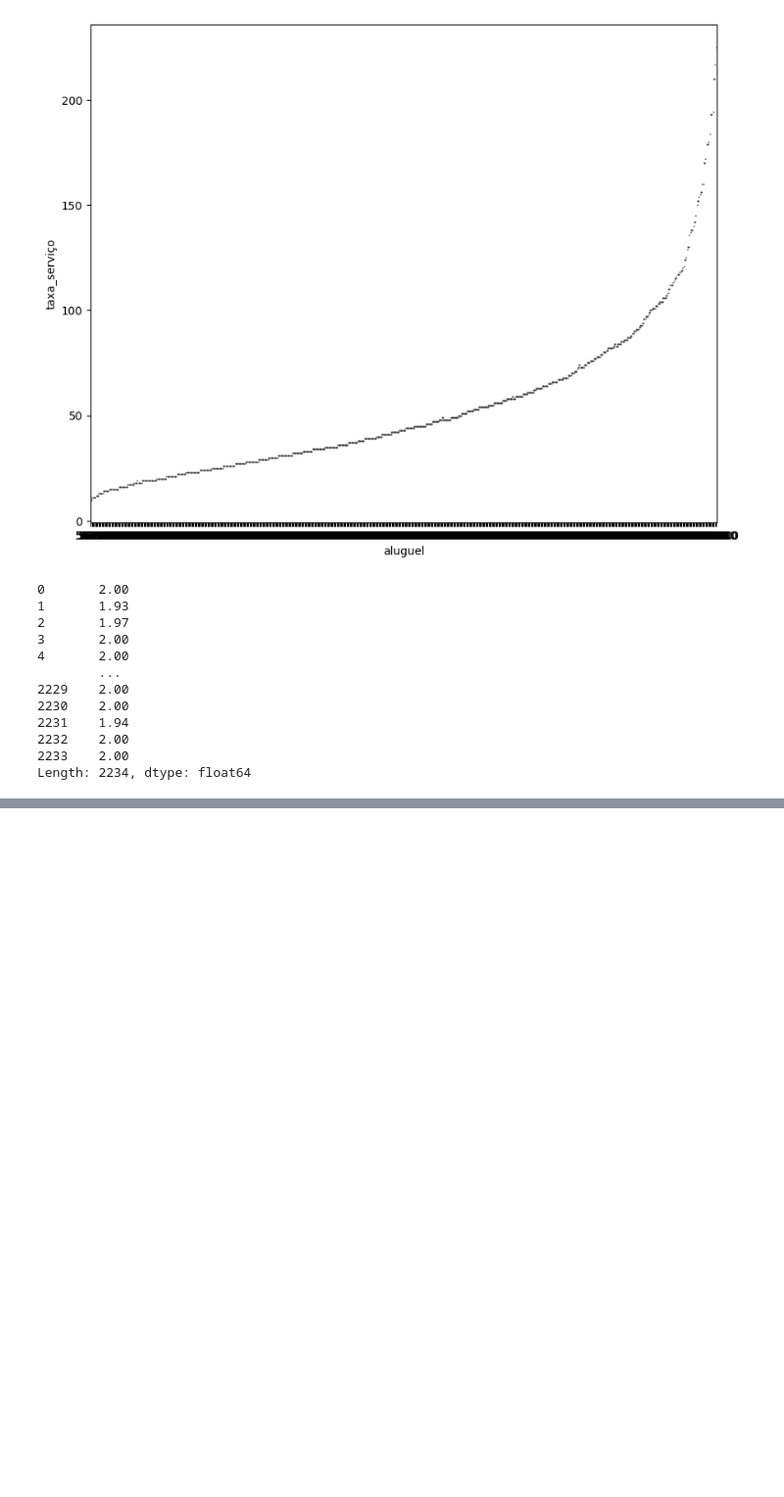
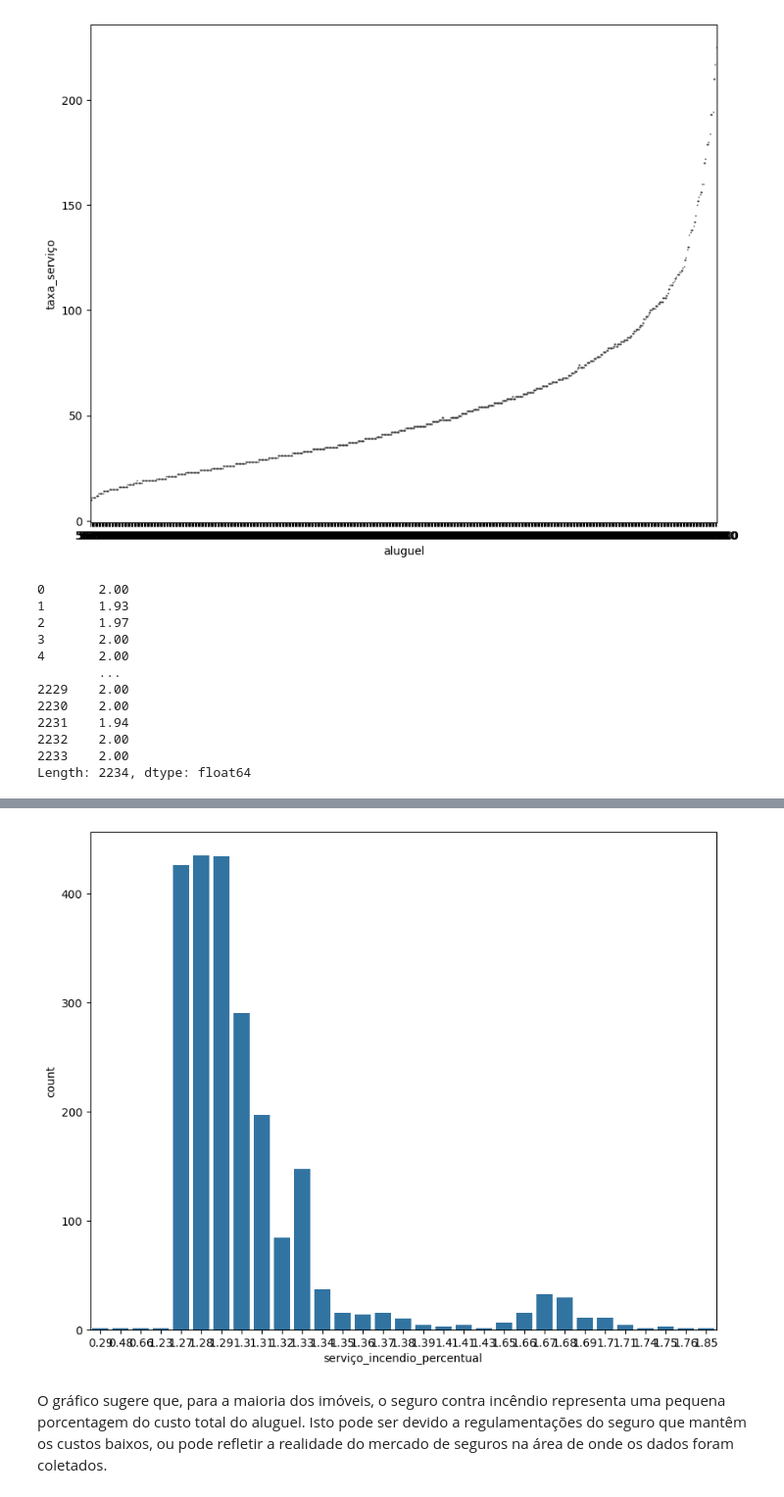
Before and after one commit to abilioepalanga/Market-Value-Predictor-Airbnb, a Jupyter notebook: main.ipynb, the cells around one changed output, grey strips where cells are left out. Shown at 98% size. Saved outputs shown, nothing was run; the diff lists cells and outputs as text; code cells hidden in the pictures; blank space fills up the shorter version.

```diff
--- a/main.ipynb
+++ b/main.ipynb
@@ -1489,0 +1480,13 @@ Name: count, dtype: int64
+# %%
+# Vericando o mesmo para o seguro de incêndio
+round(basemarged.seguro_incendio/basemarged.aluguel*100,2)
+basemarged['serviço_incendio_percentual']=round(basemarged.seguro_incendio/basemarged.aluguel*100,2)
+
+#Mostrar essa informação em um gráfico
+plt.figure(figsize=(10,8))
+sns.countplot(x='serviço_incendio_percentual', data=basemarged)
+plt.show()
+# %% [output]
+[figure, added]
+# %% [markdown]
+O gráfico sugere que, para a maioria dos imóveis, o seguro contra incêndio representa uma pequena porcentagem do custo total do aluguel. Isto pode ser devido a regulamentações do seguro que mantêm os custos baixos, ou pode refletir a realidade do mercado de seguros na área de onde os dados foram coletados.
```
Also changed, not shown: parts of 2 cells of this notebook.
